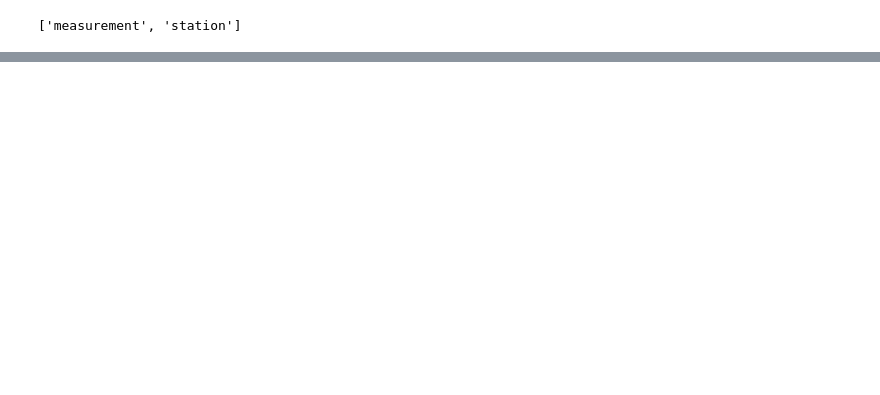
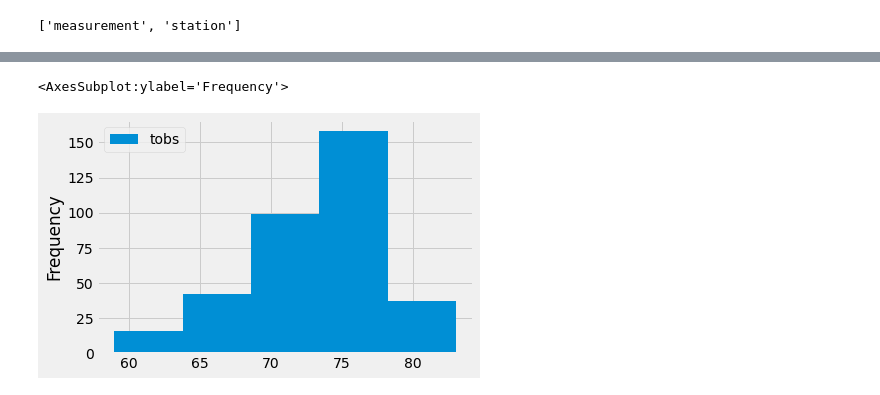
Before and after one commit to martinfonseca704/surfs_up, a Jupyter notebook: climate_analysis.ipynb, the cells around one changed output, grey strips where cells are left out. Saved outputs shown, nothing was run; the diff lists cells and outputs as text; code cells hidden in the pictures; blank space fills up the shorter version.

```diff
--- a/climate_analysis.ipynb
+++ b/climate_analysis.ipynb
@@ -45,0 +333,5 @@ print(result)
+# %%
+df.plot.hist(bins=5)
+# %% [output]
+<AxesSubplot:ylabel='Frequency'>
+[figure, added]
```
Also changed, not shown: parts of 43 cells of this notebook, 1 other file.
